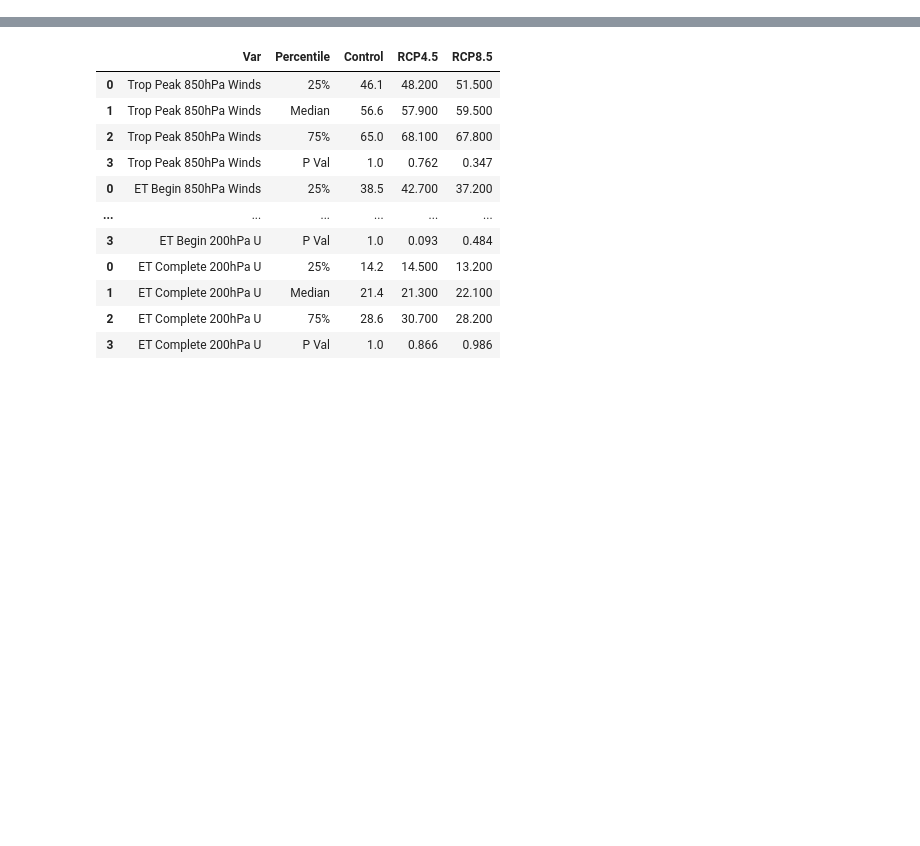
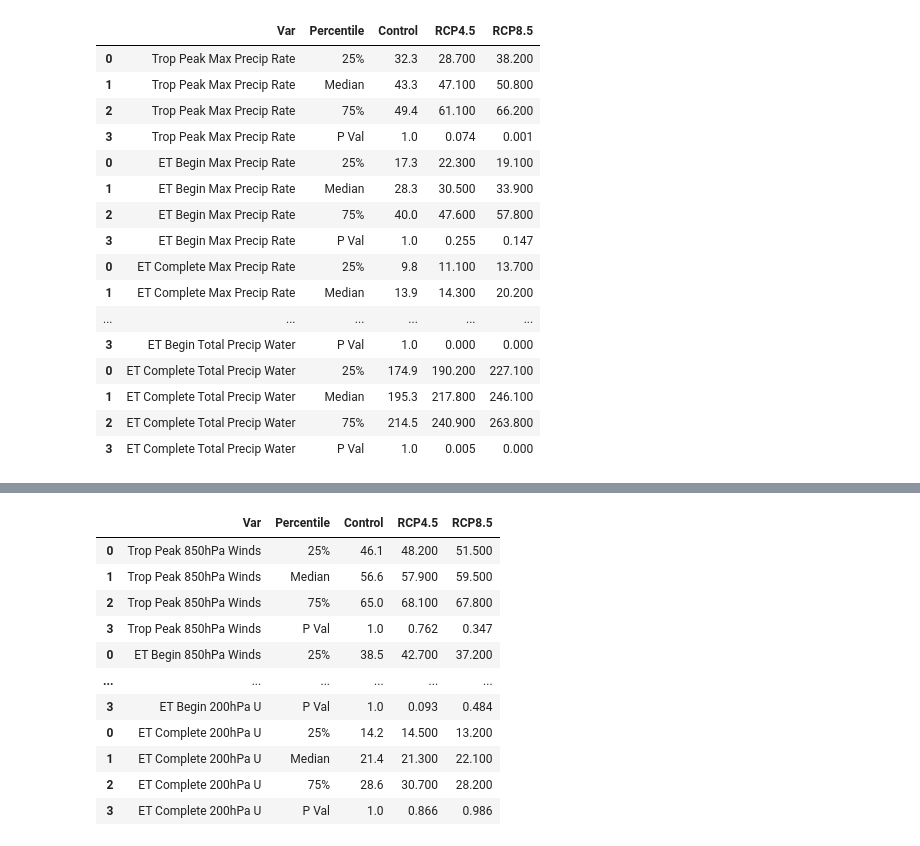
Before and after one commit to Luigi728/ExtraTrack_Github, a Jupyter notebook: RCP_Analysis/RCP_Analysis_V6.7.2.ipynb, the cells around one changed output, grey strips where cells are left out. Cells and saved outputs as stored; diff of their text form; code cells hidden in the pictures; blank space fills up the shorter version.

```diff
--- a/RCP_Analysis/RCP_Analysis_V6.7.2.ipynb
+++ b/RCP_Analysis/RCP_Analysis_V6.7.2.ipynb
@@ -535,0 +577,21 @@ def Create_Output_DF(Control_ET, RCP45_ET, RCP85_ET, Vars):
+# %%
+Create_Output_DF(Control_ET_Compo, RCP45_ET_Compo, RCP85_ET_Compo, \
+["Max Precip Rate", "Max Precip Water", "Total Precip Water"])
+# %% [output]
+|  | Var | Percentile | Control | RCP4.5 | RCP8.5 |
+| 0 | Trop Peak Max Precip Rate | 25% | 32.3 | 28.700 | 38.200 |
+| 1 | Trop Peak Max Precip Rate | Median | 43.3 | 47.100 | 50.800 |
+| 2 | Trop Peak Max Precip Rate | 75% | 49.4 | 61.100 | 66.200 |
+| 3 | Trop Peak Max Precip Rate | P Val | 1.0 | 0.074 | 0.001 |
+| 0 | ET Begin Max Precip Rate | 25% | 17.3 | 22.300 | 19.100 |
+| 1 | ET Begin Max Precip Rate | Median | 28.3 | 30.500 | 33.900 |
+| 2 | ET Begin Max Precip Rate | 75% | 40.0 | 47.600 | 57.800 |
+| 3 | ET Begin Max Precip Rate | P Val | 1.0 | 0.255 | 0.147 |
+| 0 | ET Complete Max Precip Rate | 25% | 9.8 | 11.100 | 13.700 |
+| 1 | ET Complete Max Precip Rate | Median | 13.9 | 14.300 | 20.200 |
+| ... | ... | ... | ... | ... | ... |
+| 3 | ET Begin Total Precip Water | P Val | 1.0 | 0.000 | 0.000 |
+| 0 | ET Complete Total Precip Water | 25% | 174.9 | 190.200 | 227.100 |
+| 1 | ET Complete Total Precip Water | Median | 195.3 | 217.800 | 246.100 |
+| 2 | ET Complete Total Precip Water | 75% | 214.5 | 240.900 | 263.800 |
+| 3 | ET Complete Total Precip Water | P Val | 1.0 | 0.005 | 0.000 |
```
Also changed, not shown: parts of 5 cells of this notebook.
